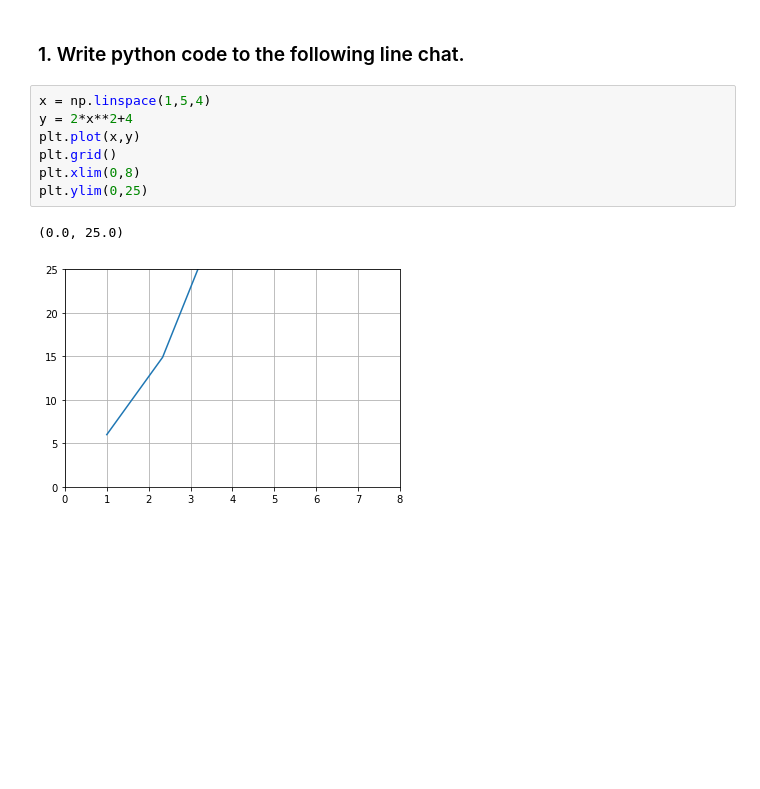
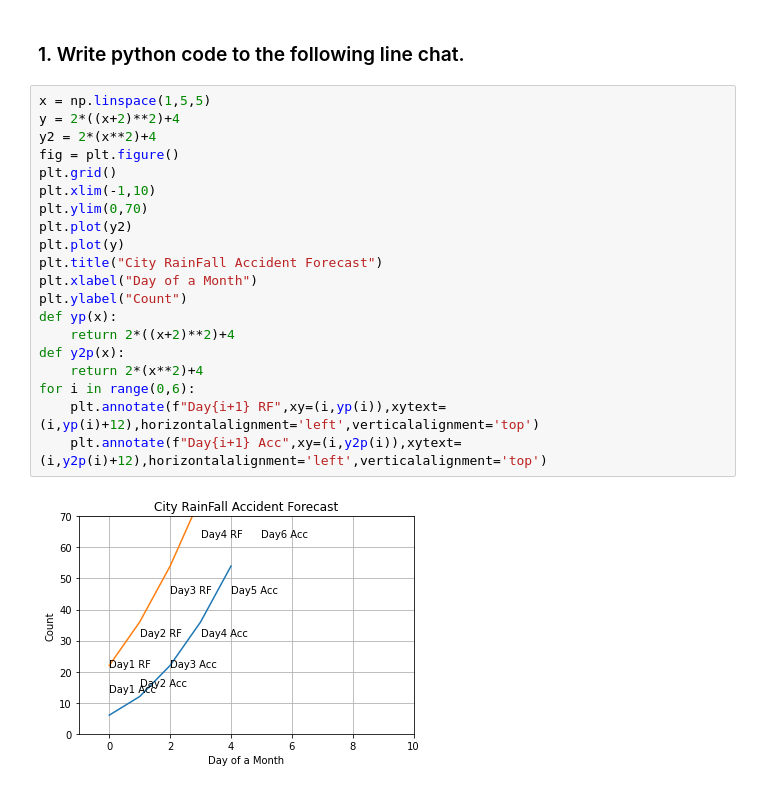
Before and after one commit to Hrithik2212/Python-Advanced-, a Jupyter notebook: DA lab/Ass9.ipynb, the cells around one changed output. Cells and saved outputs as stored; diff of their text form; blank space fills up the shorter version.

```diff
--- a/DA lab/Ass9.ipynb
+++ b/DA lab/Ass9.ipynb
@@ -7,13 +7,25 @@ import numpy as np
 import pandas as pd
 # %% [markdown]
 ### 1. Write python code to the following line chat.
-# %%
-x = np.linspace(1,5,4)
-y = 2*x**2+4
-plt.plot(x,y)
-plt.grid()
-plt.xlim(0,8)
-plt.ylim(0,25)
-# %% [output]
-(0.0, 25.0)
-[figure, removed]
+# %%
+x = np.linspace(1,5,5)
+y = 2*((x+2)**2)+4
+y2 = 2*(x**2)+4
+fig = plt.figure()
+plt.grid()
+plt.xlim(-1,10)
+plt.ylim(0,70)
+plt.plot(y2)
+plt.plot(y)
+plt.title("City RainFall Accident Forecast")
+plt.xlabel("Day of a Month")
+plt.ylabel("Count")
+def yp(x):
+    return 2*((x+2)**2)+4
+def y2p(x):
+    return 2*(x**2)+4
+for i in range(0,6):
+    plt.annotate(f"Day{i+1} RF",xy=(i,yp(i)),xytext=(i,yp(i)+12),horizontalalignment='left',verticalalignment='top')
+    plt.annotate(f"Day{i+1} Acc",xy=(i,y2p(i)),xytext=(i,y2p(i)+12),horizontalalignment='left',verticalalignment='top')
+# %% [output]
+[figure, added]
```
Also changed, not shown: parts of 7 cells of this notebook.
